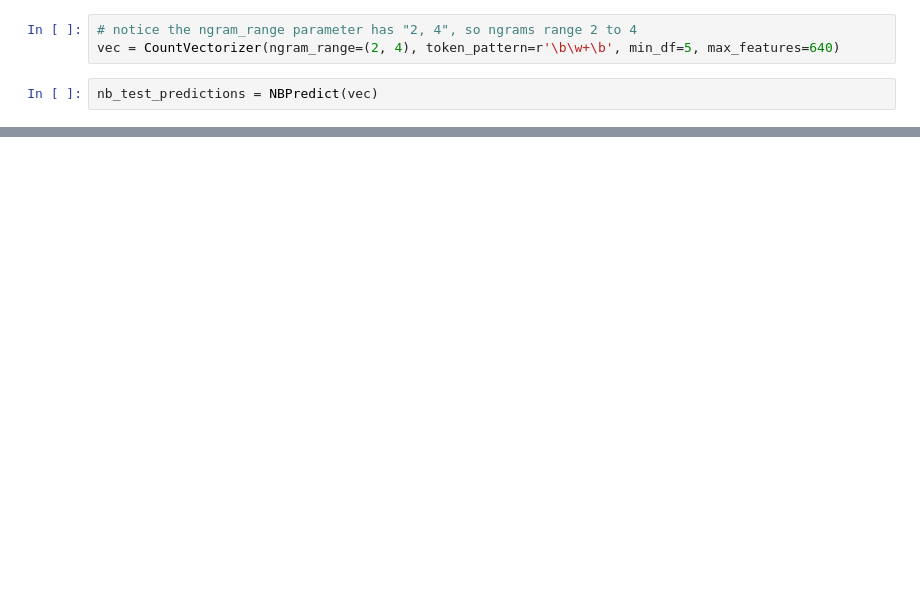
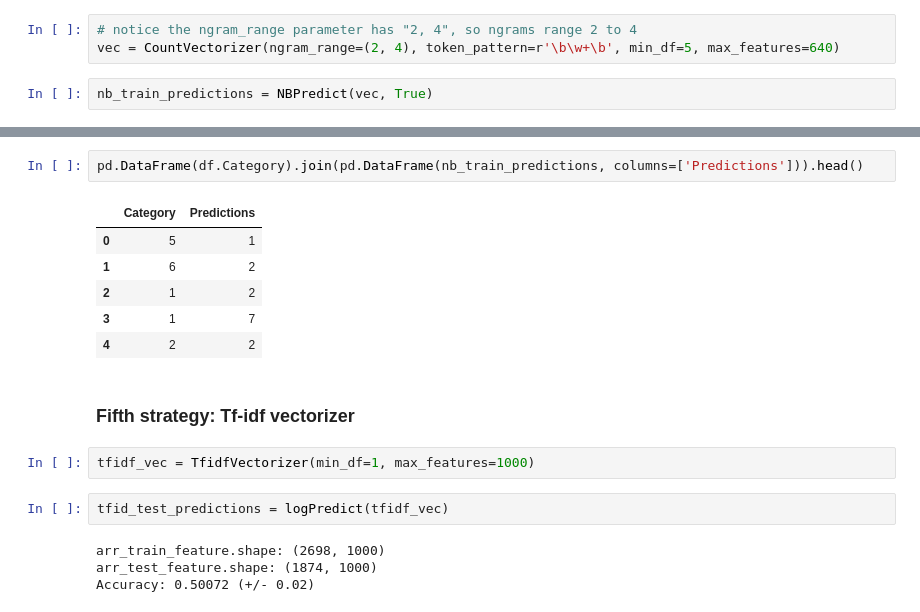
Before and after one commit to nsoldiac/KaggleNLP, a Jupyter notebook: Kaggle Notebook.ipynb, the cells around one changed output, grey strips where cells are left out. Drawn from its saved outputs; the diff is of its cells as text; blank space fills up the shorter version.

Commit message:
Tuned vectorizer and used Logistic Regression model

```diff
--- a/Kaggle Notebook.ipynb
+++ b/Kaggle Notebook.ipynb
@@ -321,7 +337,7 @@ def NBPredict(vec):
 # notice the ngram_range parameter has "2, 4", so ngrams range 2 to 4
 vec = CountVectorizer(ngram_range=(2, 4), token_pattern=r'\b\w+\b', min_df=5, max_features=640)
 # %%
-nb_test_predictions = NBPredict(vec)
+nb_train_predictions = NBPredict(vec, True)
 # %% [output]
 arr_train_feature.shape: (2698, 640)
 arr_test_feature.shape: (1874, 640)
@@ -328 +345,20 @@ arr_test_feature.shape: (1874, 640)
 Accuracy: 0.34686 (+/- 0.05)
+# %%
+pd.DataFrame(df.Category).join(pd.DataFrame(nb_train_predictions, columns=['Predictions'])).head()
+# %% [output]
+|  | Category | Predictions |
+| 0 | 5 | 1 |
+| 1 | 6 | 2 |
+| 2 | 1 | 2 |
+| 3 | 1 | 7 |
+| 4 | 2 | 2 |
+# %% [markdown]
+### Fifth strategy: Tf-idf vectorizer
+# %%
+tfidf_vec = TfidfVectorizer(min_df=1, max_features=1000)
+# %%
+tfid_test_predictions = logPredict(tfidf_vec)
+# %% [output]
+arr_train_feature.shape: (2698, 1000)
+arr_test_feature.shape: (1874, 1000)
+Accuracy: 0.50072 (+/- 0.02)
```
Also changed, not shown: parts of 30 cells of this notebook, 1 other file.
